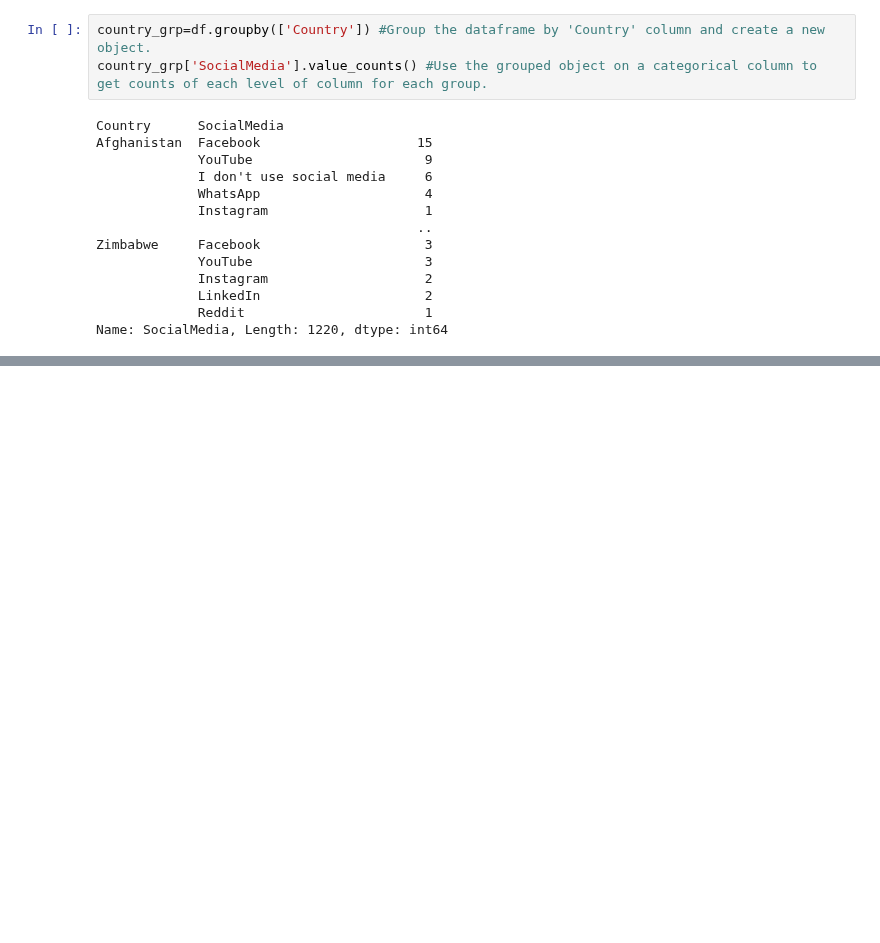
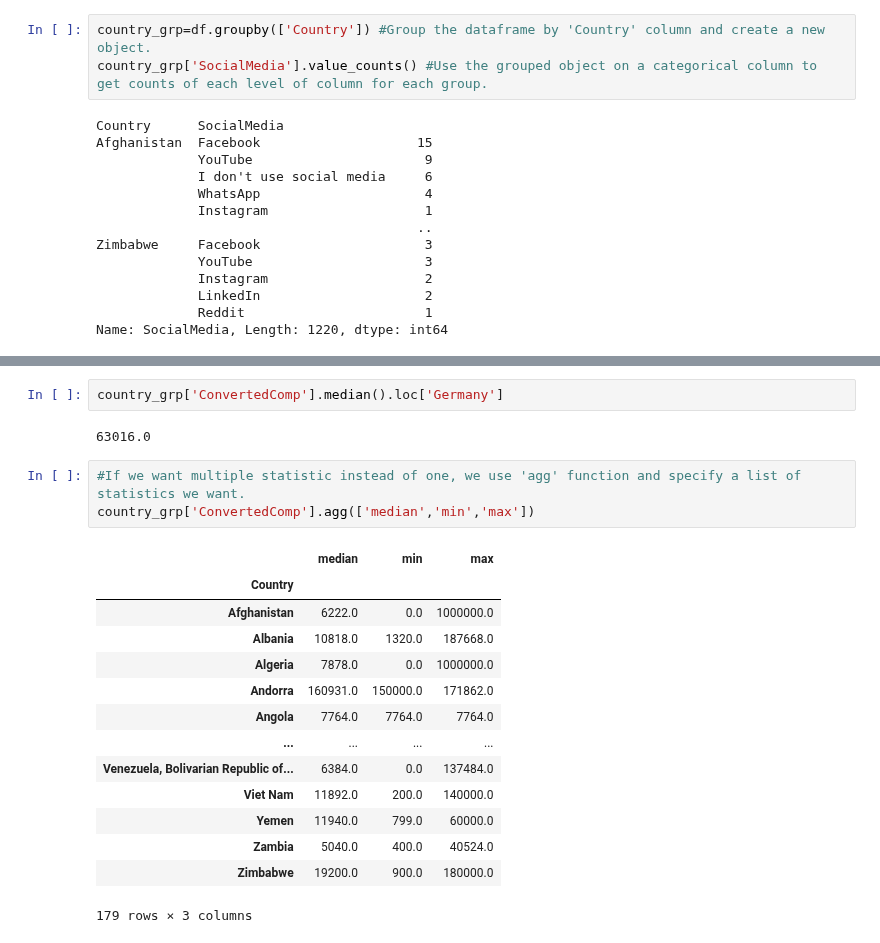
Before and after one commit to Raghav087/Python, a Jupyter notebook: pandas.ipynb, the cells around one changed output, grey strips where cells are left out. Drawn from its saved outputs; the diff is of its cells as text; blank space fills up the shorter version.

```diff
--- a/pandas.ipynb
+++ b/pandas.ipynb
@@ -647,0 +688,22 @@ Name: SocialMedia, Length: 1220, dtype: int64
+# %%
+country_grp['ConvertedComp'].median().loc['Germany']
+# %% [output]
+63016.0
+# %%
+#If we want multiple statistic instead of one, we use 'agg' function and specify a list of statistics we want.
+country_grp['ConvertedComp'].agg(['median','min','max'])
+# %% [output]
+|  | median | min | max |
+| Country |  |  |  |
+| Afghanistan | 6222.0 | 0.0 | 1000000.0 |
+| Albania | 10818.0 | 1320.0 | 187668.0 |
+| Algeria | 7878.0 | 0.0 | 1000000.0 |
+| Andorra | 160931.0 | 150000.0 | 171862.0 |
+| Angola | 7764.0 | 7764.0 | 7764.0 |
+| ... | ... | ... | ... |
+| Venezuela, Bolivarian Republic of... | 6384.0 | 0.0 | 137484.0 |
+| Viet Nam | 11892.0 | 200.0 | 140000.0 |
+| Yemen | 11940.0 | 799.0 | 60000.0 |
+| Zambia | 5040.0 | 400.0 | 40524.0 |
+| Zimbabwe | 19200.0 | 900.0 | 180000.0 |
+179 rows × 3 columns
```
Also changed, not shown: parts of 9 cells of this notebook.
